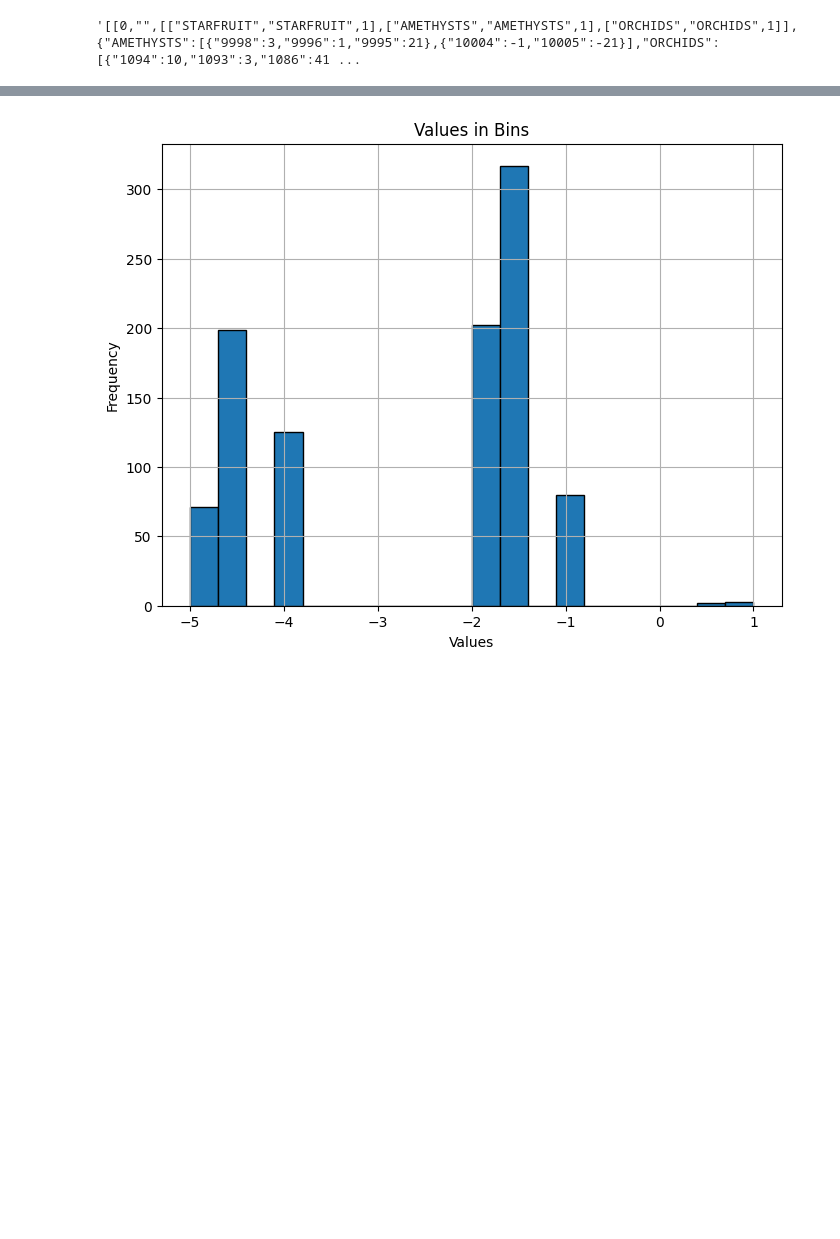
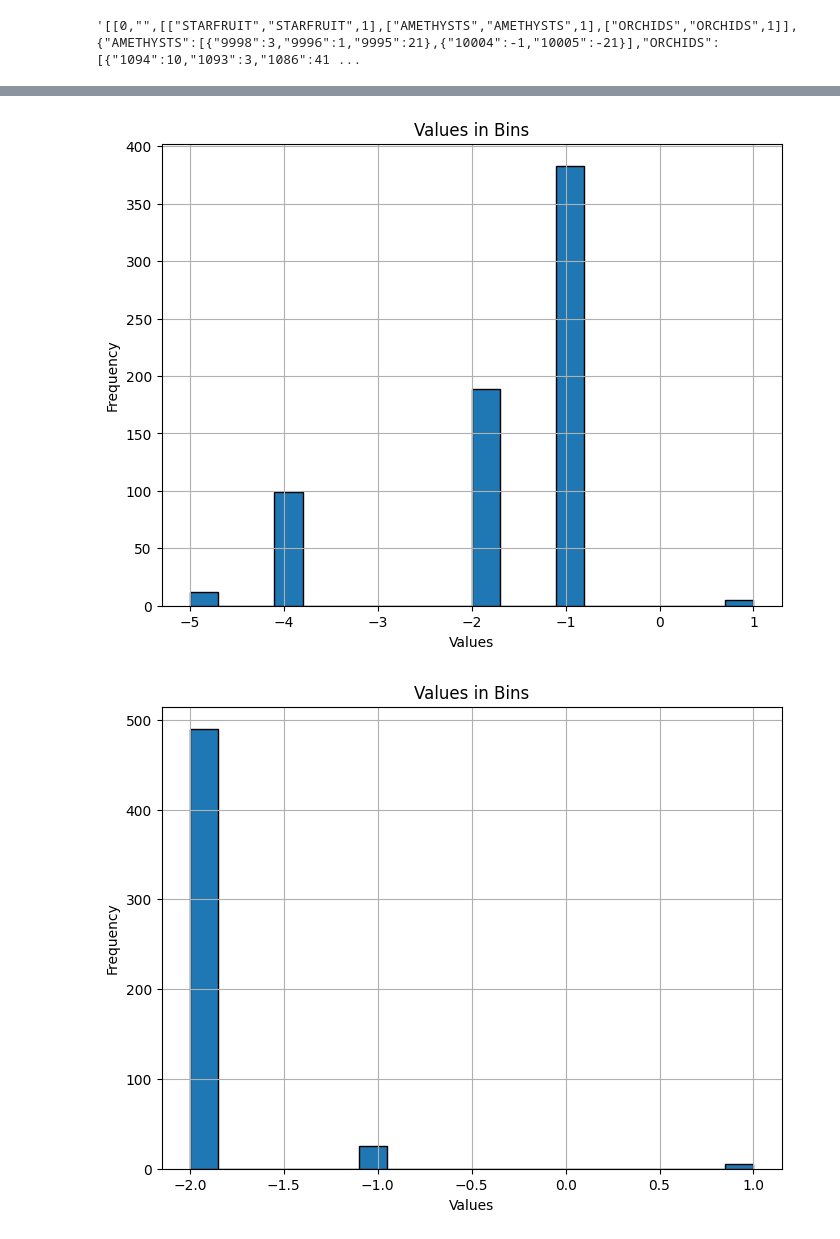
Before and after one commit to lrsb/imc-prosperity-2, a Jupyter notebook: round2/lrsb/reservation_price_analysis/notebook.ipynb, the cells around one changed output, grey strips where cells are left out. Drawn from its saved outputs; the diff is of its cells as text; code cells hidden in the pictures; blank space fills up the shorter version.

```diff
--- a/round2/lrsb/reservation_price_analysis/notebook.ipynb
+++ b/round2/lrsb/reservation_price_analysis/notebook.ipynb
@@ -4,6 +4,10 @@ import pandas as pd
 prices = pd.read_csv('prices.csv', sep=';')
 trades = pd.read_json('trades.json')
 logs = pd.read_json('logs.json')
+
+prices2 = pd.read_csv('prices2.csv', sep=';')
+trades2 = pd.read_json('trades2.json')
+logs2 = pd.read_json('logs2.json')
 # %%
 prices
 # %% [output]
@@ -83,15 +108,28 @@ KeyboardInterrupt:
 # %%
+import math
 from matplotlib import pyplot as plt
 
-x_values = prices[prices['product'] == 'ORCHIDS']['timestamp'].iloc[:-1]
-diffs = [float(e[0]) - float(e[1]) if e is not None else None for e in tuple_array]
+x_values = [float(e[1]) if e is not None else None for e in ans]#prices[prices['product'] == 'ORCHIDS']['timestamp']
+diffs = [float(e[0]) - math.floor(float(e[1])) if e is not None else None for e in ans]
 
 # Plot differences
-plt.figure(figsize=(15, 6))
+plt.figure(figsize=(20, 6))
 plt.scatter(x_values, diffs, marker='o', label='Difference')
 plt.xlabel('Index')
 plt.ylabel('Difference')
 plt.grid(True)
 plt.legend()
 plt.show()
+
+x_values = [float(e[1]) if e is not None else None for e in ans2]#prices[prices['product'] == 'ORCHIDS']['timestamp']
+diffs2 = [float(e[0]) - math.floor(float(e[1])) if e is not None else None for e in ans2]
+
+# Plot differences
+plt.figure(figsize=(20, 6))
+plt.scatter(x_values, diffs2, marker='o', label='Difference')
+plt.xlabel('Index')
+plt.ylabel('Difference')
+plt.grid(True)
+plt.legend()
+plt.show()
 # %% [output]
@@ -99,13 +138,22 @@ plt.show()
 # %%
 plt.figure(figsize=(8, 6))
-plt.hist(diffs, bins=20, edgecolor='black')  # Adjust the number of bins as needed
+plt.hist([e for e in diffs if e is not None], bins=20, edgecolor='black')  # Adjust the number of bins as needed
 plt.xlabel('Values')
 plt.ylabel('Frequency')
 plt.title('Values in Bins')
 plt.grid(True)
 plt.show()
+
+plt.figure(figsize=(8, 6))
+plt.hist([e for e in diffs2 if e is not None], bins=20, edgecolor='black')  # Adjust the number of bins as needed
+plt.xlabel('Values')
+plt.ylabel('Frequency')
+plt.title('Values in Bins')
+plt.grid(True)
+plt.show()
 # %% [output]
-[figure, old version]
+[figure, new version]
+[figure, added]
 # %%
 from sklearn import tree
 from sklearn.model_selection import train_test_split
```
Also changed, not shown: parts of 3 cells of this notebook, 7 other files.
